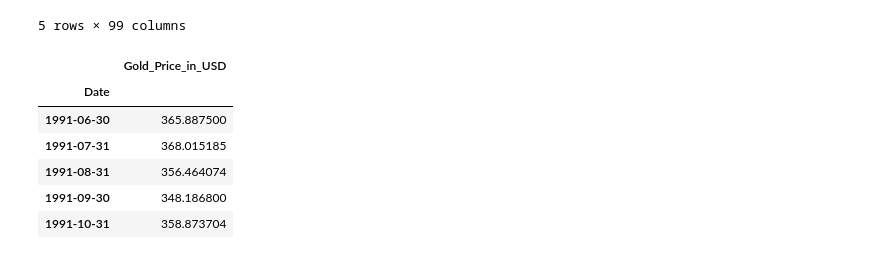
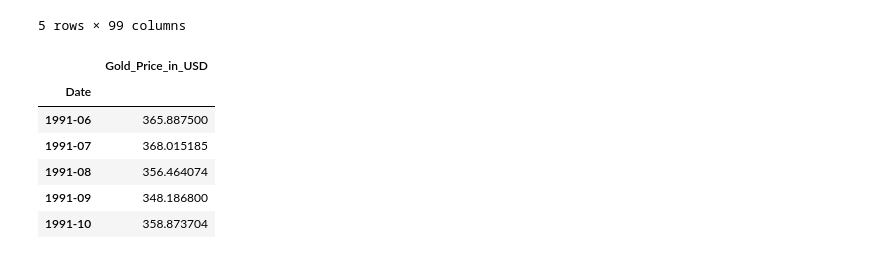
Before and after one commit to Johnnywang1899/Data-Analytics-Boot-Camp---Final-Project, a Jupyter notebook: Datasets/Jesse_Data_Cleaning.ipynb, the cells around one changed output. Drawn from its saved outputs; the diff is of its cells as text; code cells hidden in the pictures.

```diff
--- a/Datasets/Jesse_Data_Cleaning.ipynb
+++ b/Datasets/Jesse_Data_Cleaning.ipynb
@@ -263,10 +245,0 @@ gold_df_by_month = gold_df.groupby(pd.Grouper(key="Date", freq="M")).mean()
-# %%
-gold_df_by_month.head()
-# %% [output]
-|  | Gold_Price_in_USD |
-| Date |  |
-| 1991-06-30 | 365.887500 |
-| 1991-07-31 | 368.015185 |
-| 1991-08-31 | 356.464074 |
-| 1991-09-30 | 348.186800 |
-| 1991-10-31 | 358.873704 |
@@ -274,0 +246,19 @@ gold_df_by_month
+# %%
+gold_df = gold_df[["Market", "Perth Mint Spot.12"]]
+gold_df.columns = ["Date", "Gold_Price_in_USD"]
+gold_df = gold_df.drop(gold_df.index[0:4], axis=0)
+gold_df.dropna(inplace=True)
+gold_df["Date"] = pd.to_datetime(gold_df["Date"], format="%d/%m/%y")
+gold_df["Gold_Price_in_USD"] = gold_df.iloc[:,1].str.replace(',', '').astype(float)
+gold_df["Gold_Price_in_USD"] = gold_df["Gold_Price_in_USD"].astype("float64")
+gold_df_by_month = gold_df.groupby(pd.Grouper(key="Date", freq="M")).mean()
+gold_df_by_month.index = gold_df_by_month.index.strftime('%Y-%m')
+gold_df_by_month.head()
+# %% [output]
+|  | Gold_Price_in_USD |
+| Date |  |
+| 1991-06 | 365.887500 |
+| 1991-07 | 368.015185 |
+| 1991-08 | 356.464074 |
+| 1991-09 | 348.186800 |
+| 1991-10 | 358.873704 |
```
Also changed, not shown: parts of 16 cells of this notebook, 1 other file.
